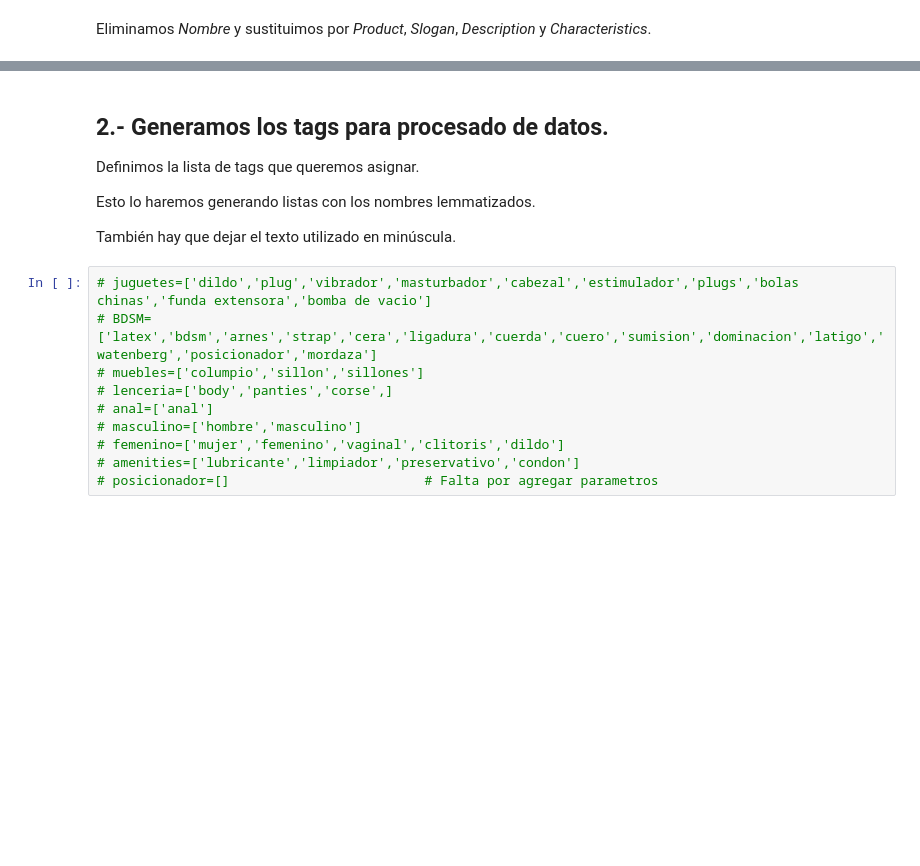
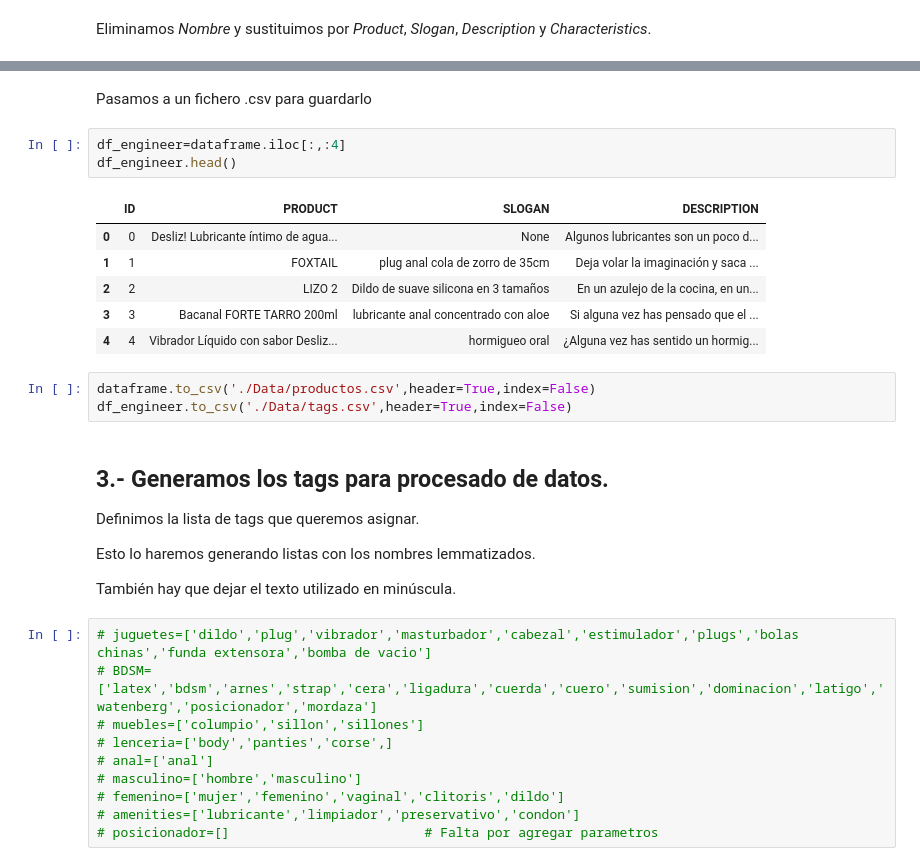
Before and after one commit to 75Engel/Webscrapping_tienda_online, a Jupyter notebook: Notebook/Engineering.ipynb, the cells around one changed output, grey strips where cells are left out. Drawn from its saved outputs; the diff is of its cells as text; blank space fills up the shorter version.

```diff
--- a/Notebook/Engineering.ipynb
+++ b/Notebook/Engineering.ipynb
@@ -196,5 +240,20 @@ dataframe.head()
+# %% [markdown]
+Pasamos a un fichero .csv para guardarlo
+# %%
+df_engineer=dataframe.iloc[:,:4]
+df_engineer.head()
+# %% [output]
+|  | ID | PRODUCT | SLOGAN | DESCRIPTION |
+| 0 | 0 | Desliz! Lubricante íntimo de agua... | None | Algunos lubricantes son un poco d... |
+| 1 | 1 | FOXTAIL | plug anal cola de zorro de 35cm | Deja volar la imaginación y saca ... |
+| 2 | 2 | LIZO 2 | Dildo de suave silicona en 3 tamaños | En un azulejo de la cocina, en un... |
+| 3 | 3 | Bacanal FORTE TARRO 200ml | lubricante anal concentrado con aloe | Si alguna vez has pensado que el ... |
+| 4 | 4 | Vibrador Líquido con sabor Desliz... | hormigueo oral | ¿Alguna vez has sentido un hormig... |
+# %%
+dataframe.to_csv('./Data/productos.csv',header=True,index=False)
+df_engineer.to_csv('./Data/tags.csv',header=True,index=False)
 # %% [markdown]
-## 2.- Generamos los tags para procesado de datos.
+## 3.- Generamos los tags para procesado de datos.
 
 Definimos la lista de tags que queremos asignar.
 
```
Also changed, not shown: parts of 11 cells of this notebook, 10 other files.
